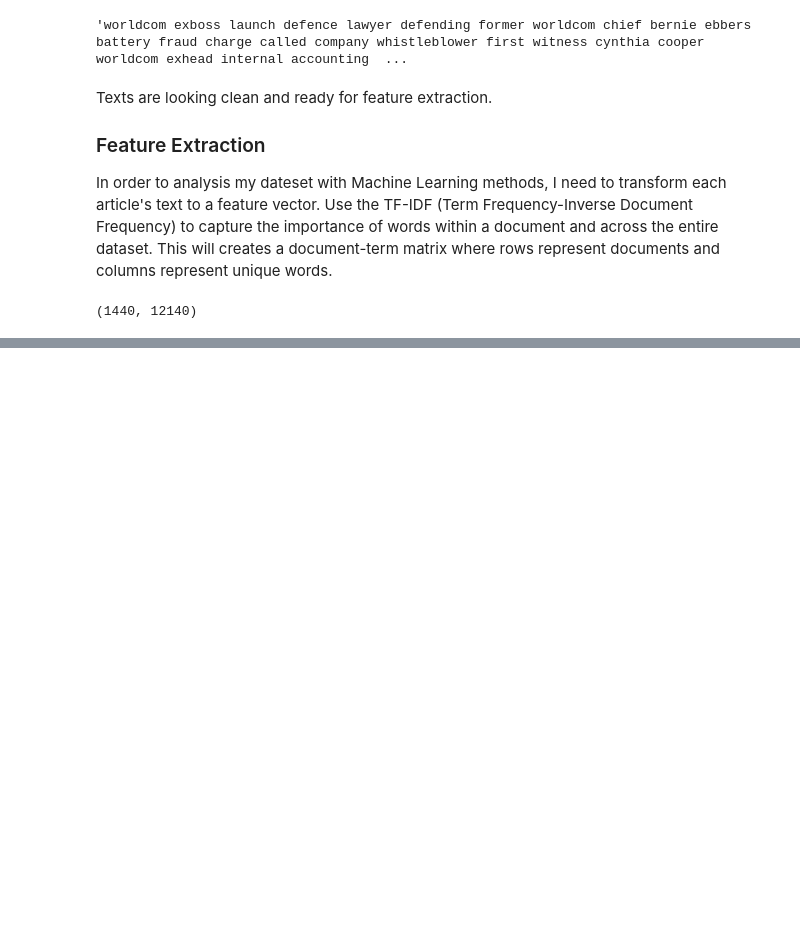
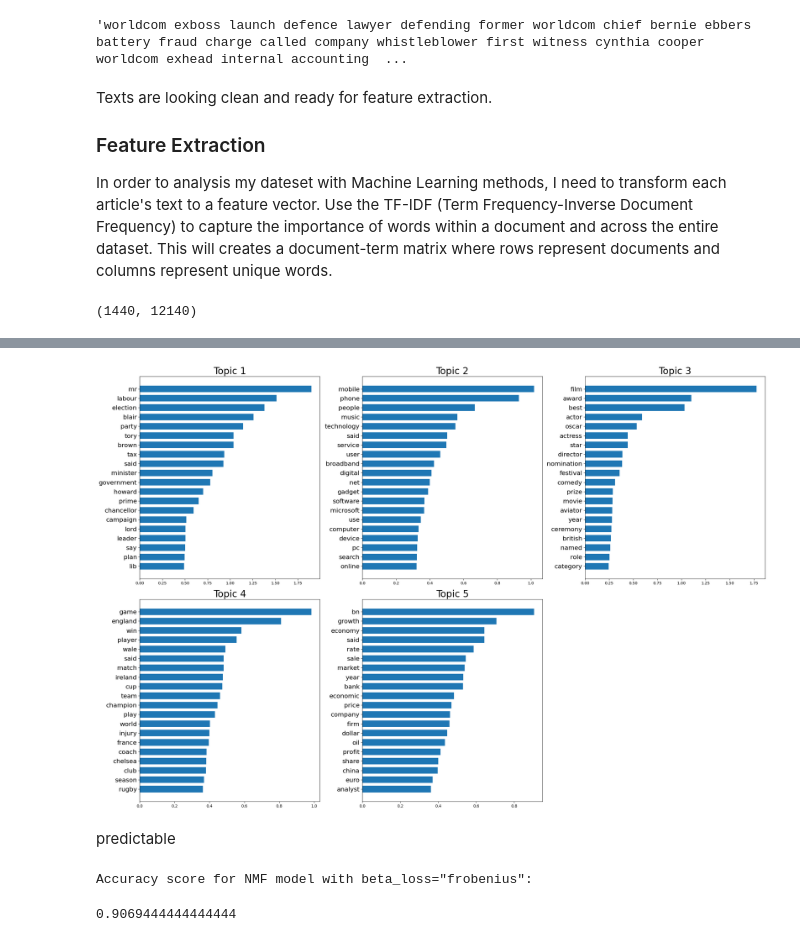
Before and after one commit to JudoboyAlex/bbc_news_classification, a Jupyter notebook: bbc_news_classification.ipynb, the cells around one changed output, grey strips where cells are left out. Drawn from its saved outputs; the diff is of its cells as text; code cells hidden in the pictures; blank space fills up the shorter version.

```diff
--- a/bbc_news_classification.ipynb
+++ b/bbc_news_classification.ipynb
@@ -222,7 +223,8 @@ Texts are looking clean and ready for feature extraction.
 In order to analysis my dateset with Machine Learning methods, I need to transform each article's text to a feature vector. Use the TF-IDF (Term Frequency-Inverse Document Frequency) to capture the importance of words within a document and across the entire dataset. This will creates a document-term matrix where rows represent documents and columns represent unique words.
 # %%
 tfidf_vectorizer = TfidfVectorizer(max_df=.95, min_df=2, stop_words='english')
-features = tfidf_vectorizer.fit_transform(processed_train_data)
+features = tfidf_vectorizer.fit_transform(processed_train_data) # Decided not to use processed_train_data here as accuracy was worse with cleaned data. My guess is I over-cleaned
+feature_names = tfidf_vectorizer.get_feature_names_out()
 features.shape
 # %% [output]
 (1440, 12140)
@@ -230,0 +239,23 @@ features.shape
+# %%
+model_nmf = NMF(n_components=5, init='nndsvd', beta_loss='frobenius', solver='cd', max_iter=200).fit(features)
+W = model_nmf.transform(features)
+H = model_nmf.components_
+# %%
+def plot_top_features(H, feature_names):
+    plt.figure(figsize=(24, 16))
+    for i, topic in enumerate(H):
+        plt.subplot(231+i)
+        top_features_ind = topic.argsort()[-20:]
+        top_features_names = feature_names[top_features_ind]
+        weights = topic[top_features_ind]
+
+        plt.barh(top_features_names, weights, height=0.7)
+        plt.yticks(fontsize=16)
+        plt.title(f'Topic {i+1}', fontsize=24)
+    plt.tight_layout()
+# %%
+plot_top_features(H, feature_names)
+# %% [output]
+[figure, added]
+# %% [markdown]
+predictable
@@ -230,0 +289,6 @@ features.shape
+# %%
+print('Accuracy score for NMF model with beta_loss="frobenius":')
+label_permute_compare(y, predictions)
+# %% [output]
+Accuracy score for NMF model with beta_loss="frobenius":
+0.9069444444444444
```
Also changed, not shown: parts of 7 cells of this notebook.
